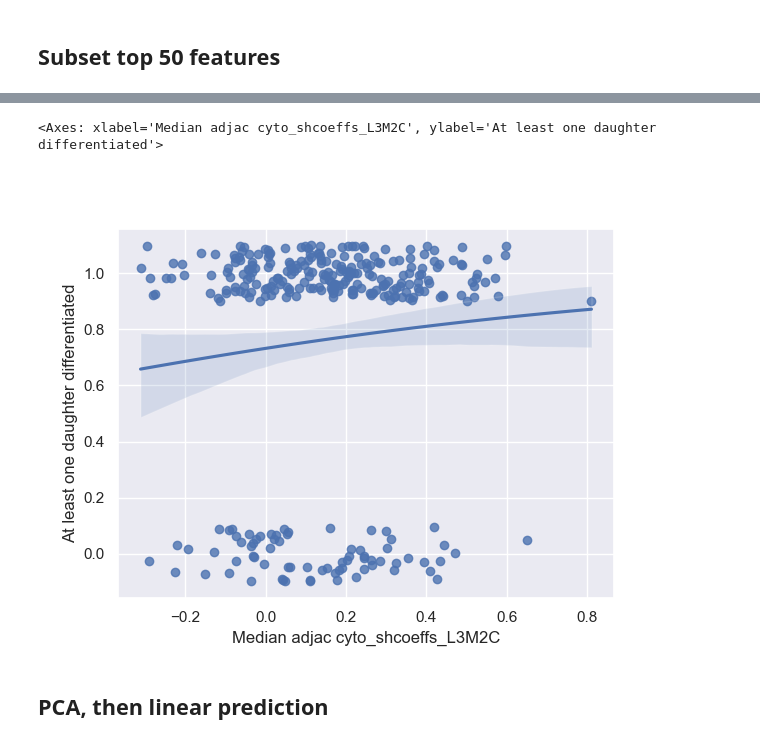
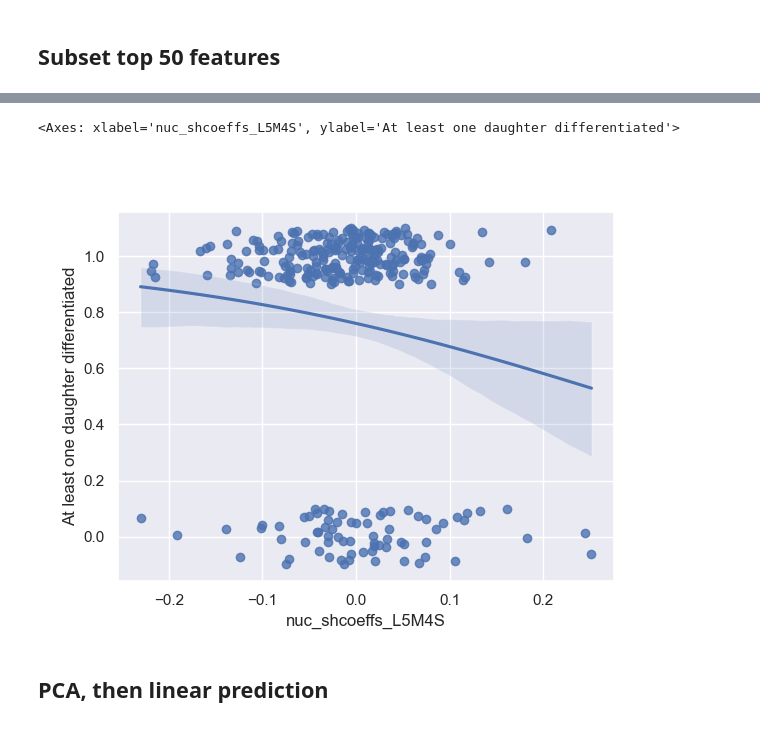
Before and after one commit to xies/mouse_skin_size_control, a Jupyter notebook: 2025_lineage_analysis/notebooks/RF_classify_division.ipynb, the cells around one changed output, grey strips where cells are left out. Saved outputs shown, nothing was run; the diff lists cells and outputs as text; code cells hidden in the pictures.

```diff
--- a/2025_lineage_analysis/notebooks/RF_classify_division.ipynb
+++ b/2025_lineage_analysis/notebooks/RF_classify_division.ipynb
@@ -135,11 +138,13 @@ print(AUCs.mean())
 # %%
-# feat_names = divisions.xs('Measurement',level=1,axis=1).columns
-# importances = pd.DataFrame(columns = feat_names,index=range(len(models)))
-# for i,m in enumerate(models):
-#     importances.loc[i,:] = m[1].feature_importances_
+feat_names = divisions.xs('Measurement',level=1,axis=1).columns
+importances = pd.DataFrame(columns = feat_names,index=range(len(models)))
+for i,m in enumerate(models):
+    importances.loc[i,:] = m[1].feature_importances_
 
-importances.dropna(how='all').mean(axis=0).sort_values().tail(10).plot.bar()
+plt.figure()
+importances.dropna(how='all').mean(axis=0).sort_values().tail(20).plot.bar()
 plt.show()
+plt.tight_layout()
 plt.ylabel('Impurity importance')
 
 model_dir = '/Users/xies/Library/CloudStorage/OneDrive-Stanford/Skin/Mesa et al/Lineage models/Random_forest_division'
@@ -385,11 +397,11 @@ plt.tight_layout()
 # %%
-x = 'Median adjac cyto_shcoeffs_L3M2C'
+x = 'nuc_shcoeffs_L5M4S'
 plt.figure()
 sb.regplot(divisions.droplevel(axis=1,level=1)[[x,feature2predict]].astype(float),
            x=x,y=feature2predict,logistic=True, y_jitter=0.1)
 # %% [output]
-<Axes: xlabel='Median adjac cyto_shcoeffs_L3M2C', ylabel='At least one daughter differentiated'>
+<Axes: xlabel='nuc_shcoeffs_L5M4S', ylabel='At least one daughter differentiated'>
-[figure, old version]
+[figure, new version]
 # %% [markdown]
 ## PCA, then linear prediction
 # %%
```
Also changed, not shown: parts of 10 cells of this notebook, 3 other files.
